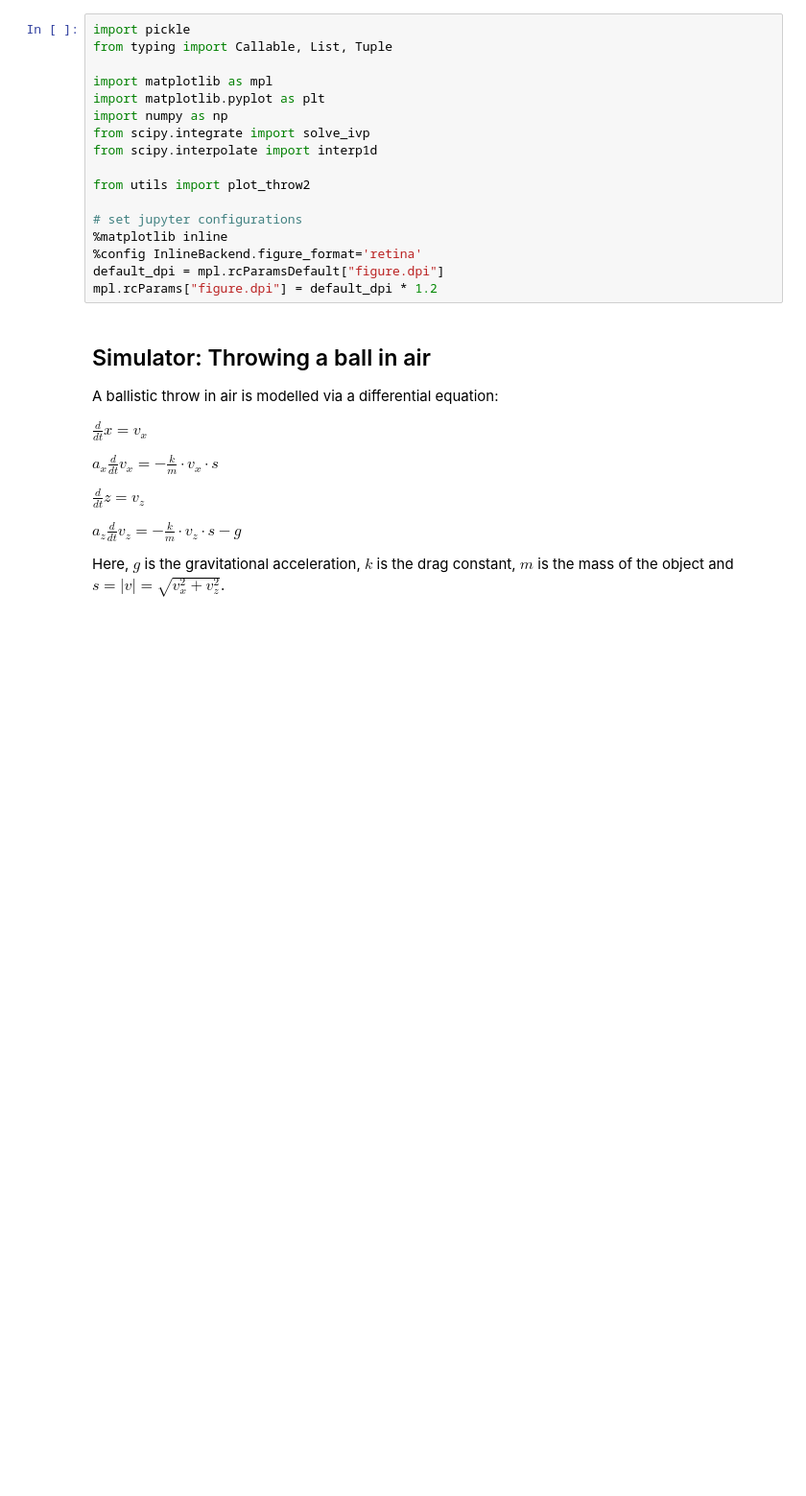
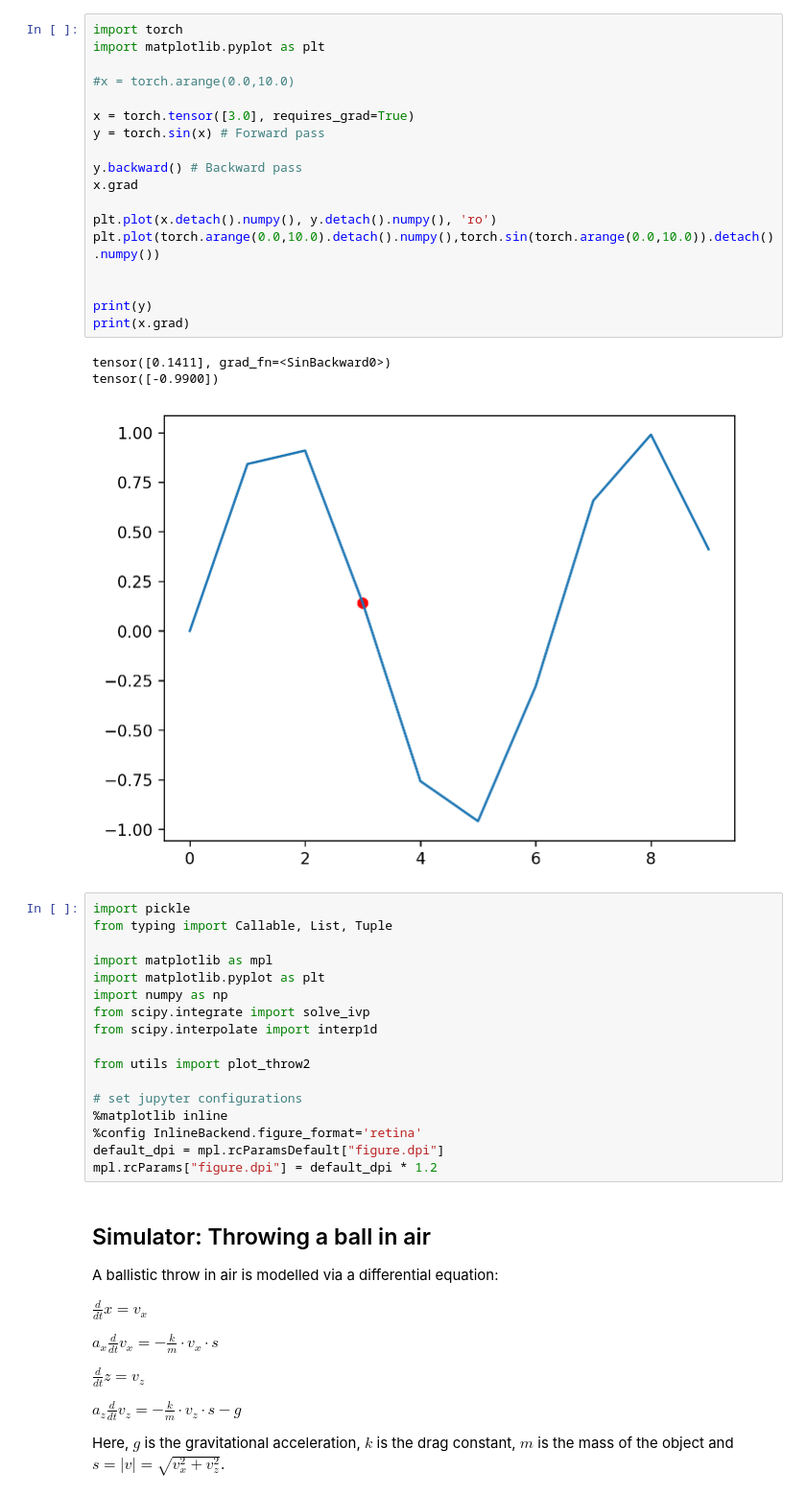
Before and after one commit to goncalab/2024_sbi_workshop, a Jupyter notebook: abc_tutorial/abc_tutorial.ipynb, the cells around one changed output. Shown at 96% size. Saved outputs shown, nothing was run; the diff lists cells and outputs as text; blank space fills up the shorter version.

```diff
--- a/abc_tutorial/abc_tutorial.ipynb
+++ b/abc_tutorial/abc_tutorial.ipynb
@@ -1,3 +1,25 @@
+# %%
+import torch
+import matplotlib.pyplot as plt
+
+#x = torch.arange(0.0,10.0)
+
+x = torch.tensor([3.0], requires_grad=True)
+y = torch.sin(x) # Forward pass
+
+y.backward() # Backward pass
+x.grad
+
+plt.plot(x.detach().numpy(), y.detach().numpy(), 'ro')
+plt.plot(torch.arange(0.0,10.0).detach().numpy(),torch.sin(torch.arange(0.0,10.0)).detach().numpy())
+
+
+print(y)
+print(x.grad)
+# %% [output]
+tensor([0.1411], grad_fn=<SinBackward0>)
+tensor([-0.9900])
+[figure, added]
 # %%
 import pickle
 from typing import Callable, List, Tuple
```
Also changed, not shown: parts of 6 cells of this notebook, 4 other files.
